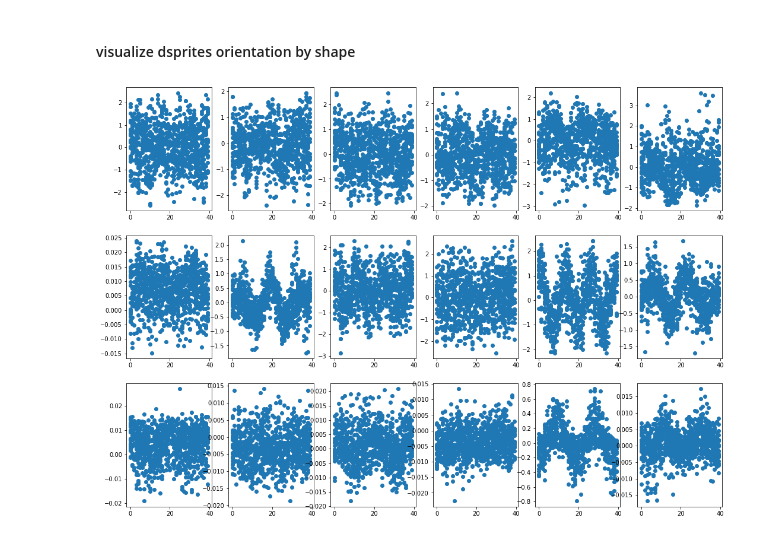
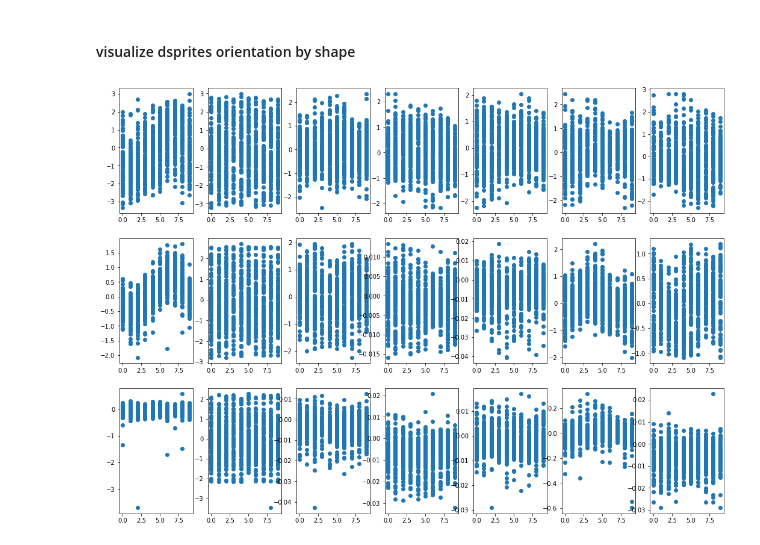
Before and after one commit to jasonmhwu/disentanglement_lib, a Jupyter notebook: notebooks/calc_mig.ipynb, the cells around one changed output. Saved outputs shown, nothing was run; the diff lists cells and outputs as text; code cells hidden in the pictures.

Commit message:
embeddings v2: testing out 1-D semi-supervised embedding loss

```diff
--- a/notebooks/calc_mig.ipynb
+++ b/notebooks/calc_mig.ipynb
@@ -334,9 +313,9 @@ num_training_points = 10000
 num_bins = 20
 num_iterations = 1
 
-exp_idx = 21
-dataset = dsprites
-dataset_name = "'dsprites_full'"
+exp_idx = 1
+dataset = manualdsprites
+dataset_name = "'manual_dsprites'"
 # dataset = mpi3d
 # dataset_name = "'mpi3d_toy'"
 
@@ -345,7 +324,7 @@ model_folder_path = "/home/mwu34/disentanglement_lib/"
 # model_folder_path = "/mnt/data1/active_learning_representations"
 exp_results_path = os.path.join(
     model_folder_path,
-    f"results_semi_v{exp_idx}.json"
+    f"results_embeddings_v{exp_idx}.json"
 )
 df = pd.read_json(exp_results_path)
 df = df[df['train_final_config.dataset.name'] == dataset_name] \
@@ -364,7 +343,7 @@ for df_idx in range(len(df)):
     betas_all.append(beta)
     model_artifact_dir = os.path.join(
         model_folder_path,
-        f"output_active_learning_study_v{exp_idx}/{model_idx}/model/artifacts/"
+        f"output_embeddings_study_v{exp_idx}/{model_idx}/model/artifacts/"
     )
     print(f'calculating mig at model_idx: {model_idx}')
     print(f"observed_factor_indices are {observed_factor_indices}")
@@ -453,35 +432,36 @@ gained_metrics
 #### visualize dsprites orientation by shape
 # %%
 # correlation between fovs and latent units
-dataset = dsprites
-exp_idx = 21
-shape_idx = 2
+dataset = manualdsprites
+exp_idx = 1
+shape_idx = 0
 
 num_images_per_shape = len(dataset.images) // 3
 num_training_points = 1000
 
 random_indices = np.random.choice(
     np.arange(shape_idx*num_images_per_shape, (shape_idx+1)*num_images_per_shape),
     num_training_points,
     replace=False
 )
-vis_latent_unit_indices = [4, 5, 6, 7, 8, 9]
-model_indices = [6, 7, 8]
+vis_latent_unit_indices = [2, 4, 5, 6, 7, 8, 9]
+# model_indices = [6, 7, 8]
+model_indices = [15, 16, 17]
 
-fig, axs = plt.subplots(3, len(vis_latent_unit_indices), figsize=(18, 13))
+fig, axs = plt.subplots(len(model_indices), len(vis_latent_unit_indices), figsize=(18, 13))
 
 for i, model_idx in enumerate(model_indices):
     model_artifact_dir = os.path.join(
         "/home/mwu34/disentanglement_lib/",
-        f"output_active_learning_study_v{exp_idx}/{model_idx}/model/artifacts/"
+        f"output_embeddings_study_v{exp_idx}/{model_idx}/model/artifacts/"
     )
     factors_train = dataset.index_to_factors(random_indices).T
     orientation_angle = factors_train[2, :]
     mean_file_path = os.path.join(model_artifact_dir, f"dropout_mean_iter_1.npy")
     mus = np.load(mean_file_path)
     mus_train = mus[random_indices].T
     for j, latent_idx in enumerate(vis_latent_unit_indices):
         ax = axs[i, j]
         ax.scatter(orientation_angle, mus_train[latent_idx, :])
 # %% [output]
-[figure, old version]
+[figure, new version]
```
Also changed, not shown: parts of 8 cells of this notebook, 12 other files.
